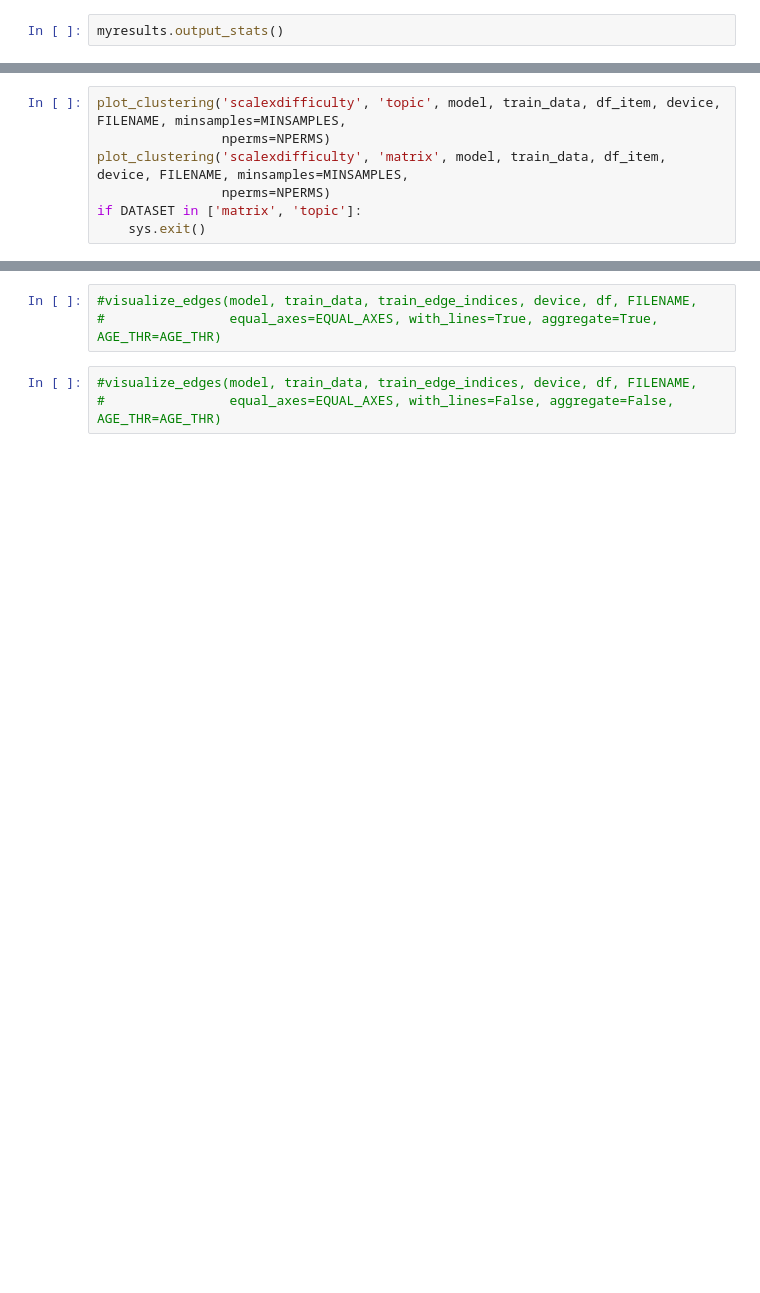
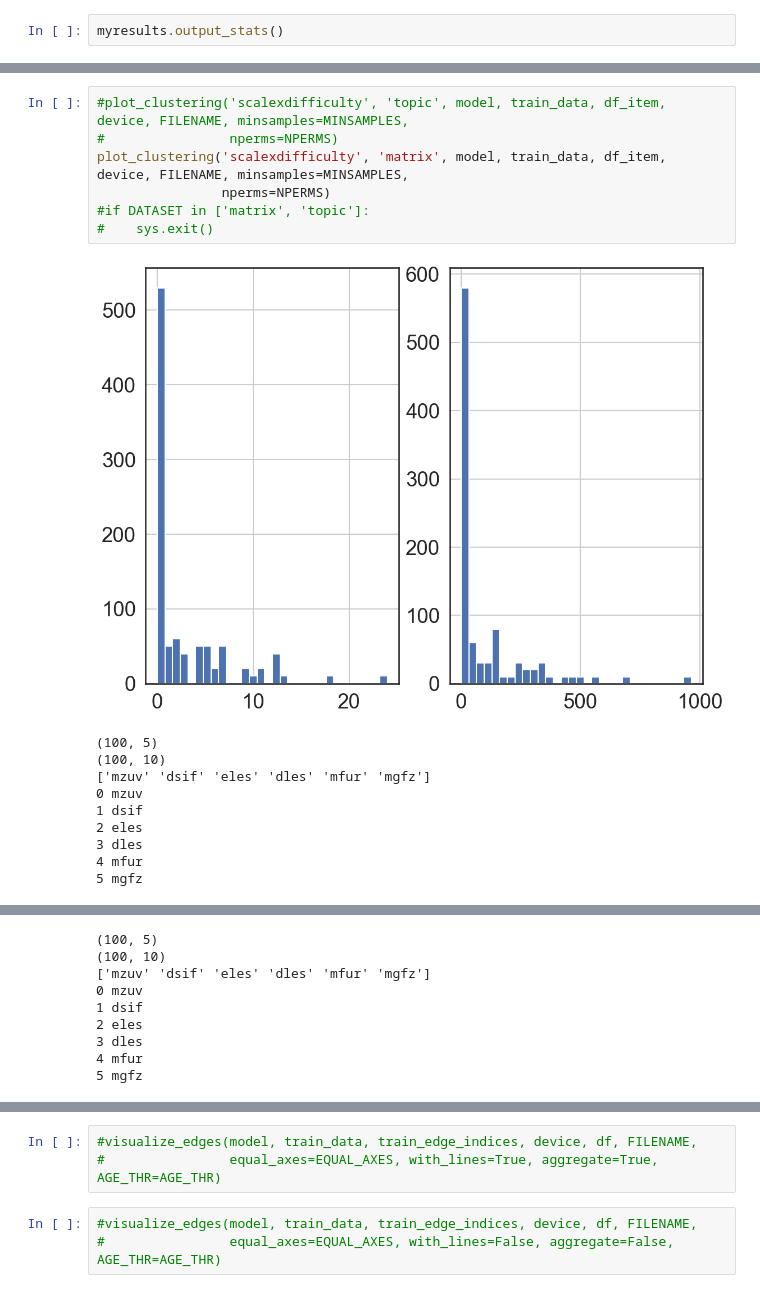
Before and after one commit to lisiq/Modelling-Students-Learning, a Jupyter notebook: Plot_results.ipynb, the cells around one changed output, grey strips where cells are left out. Drawn from its saved outputs; the diff is of its cells as text; blank space fills up the shorter version.

```diff
--- a/Plot_results.ipynb
+++ b/Plot_results.ipynb
@@ -248,7 +496,18 @@ df_item['scalexdifficulty'] = df_item.apply(lambda x: x.scale + ' ' +
 # %%
-plot_clustering('scalexdifficulty', 'topic', model, train_data, df_item, device, FILENAME, minsamples=MINSAMPLES,
-                nperms=NPERMS)
+#plot_clustering('scalexdifficulty', 'topic', model, train_data, df_item, device, FILENAME, minsamples=MINSAMPLES,
+#                nperms=NPERMS)
 plot_clustering('scalexdifficulty', 'matrix', model, train_data, df_item, device, FILENAME, minsamples=MINSAMPLES,
                 nperms=NPERMS)
-if DATASET in ['matrix', 'topic']:
-    sys.exit()
+#if DATASET in ['matrix', 'topic']:
+#    sys.exit()
+# %% [output]
+[figure, added]
+(100, 5)
+(100, 10)
+['mzuv' 'dsif' 'eles' 'dles' 'mfur' 'mgfz']
+0 mzuv
+1 dsif
+2 eles
+3 dles
+4 mfur
+5 mgfz
@@ -254,0 +515,9 @@ if DATASET in ['matrix', 'topic']:
+(100, 5)
+(100, 10)
+['mzuv' 'dsif' 'eles' 'dles' 'mfur' 'mgfz']
+0 mzuv
+1 dsif
+2 eles
+3 dles
+4 mfur
+5 mgfz
```
Also changed, not shown: parts of 40 cells of this notebook, 9 other files.
